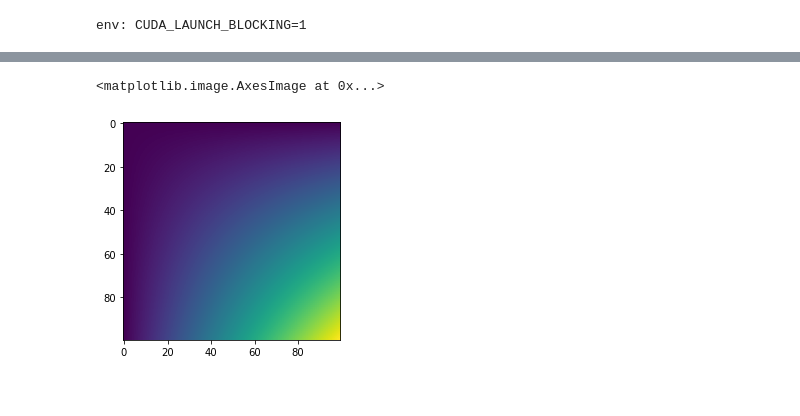
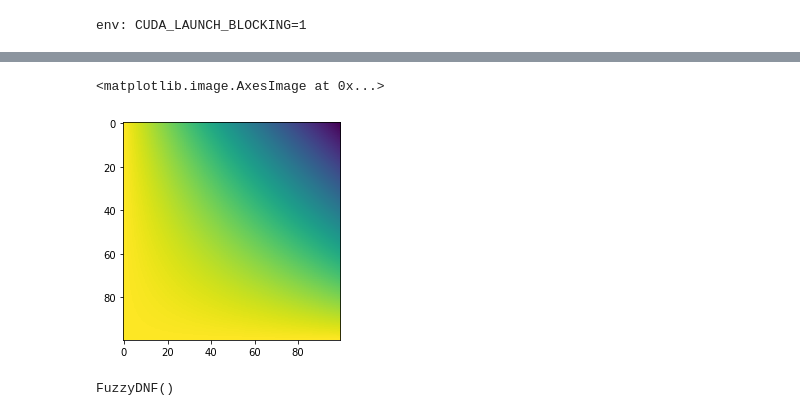
Before and after one commit to AndySham/chess-ai-backend, a Jupyter notebook: fuzzy_dnf.ipynb, the cells around one changed output, grey strips where cells are left out. Cells and saved outputs as stored; diff of their text form; code cells hidden in the pictures.

Commit message:
Embed Logic

```diff
--- a/fuzzy_dnf.ipynb
+++ b/fuzzy_dnf.ipynb
@@ -73,8 +141,12 @@ tensor([[0., 0., 1., 0., 0.],
 # %%
 detail = 100
-hmc_logic = logic.ProductLogic()
-output = hmc_logic.bin_conjoin(torch.linspace(0, 1, detail).view(1, -1), torch.linspace(0, 1, detail).view(-1, 1))
+hmc_logic = logic.HamacherLogic(torch.tensor(2.0))
+output = hmc_logic.residuum(torch.linspace(0, 1, detail).view(1, -1), torch.linspace(0, 1, detail).view(-1, 1))
 plt.imshow(output)
 # %% [output]
 <matplotlib.image.AxesImage at 0x...>
-[figure, old version]
+[figure, new version]
+# %%
+dnf_model
+# %% [output]
+FuzzyDNF()
```
Also changed, not shown: parts of 13 cells of this notebook, 29 other files.
